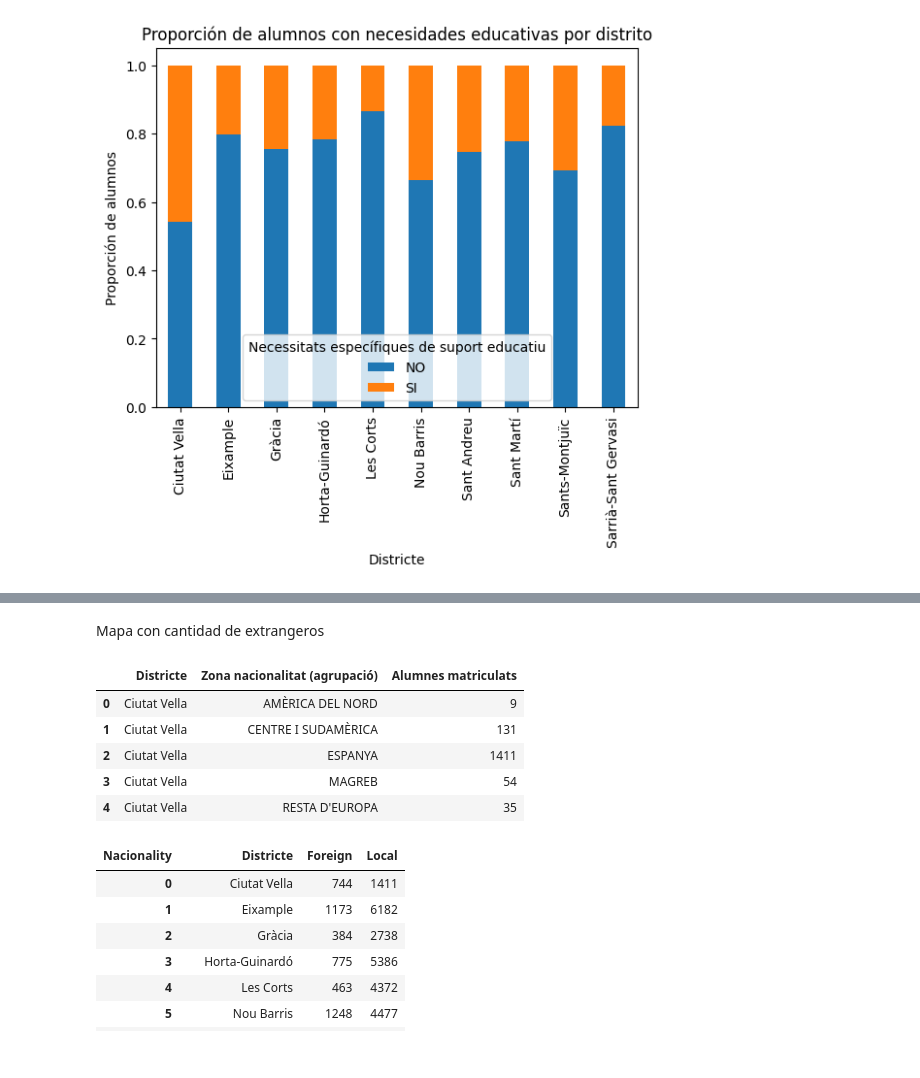
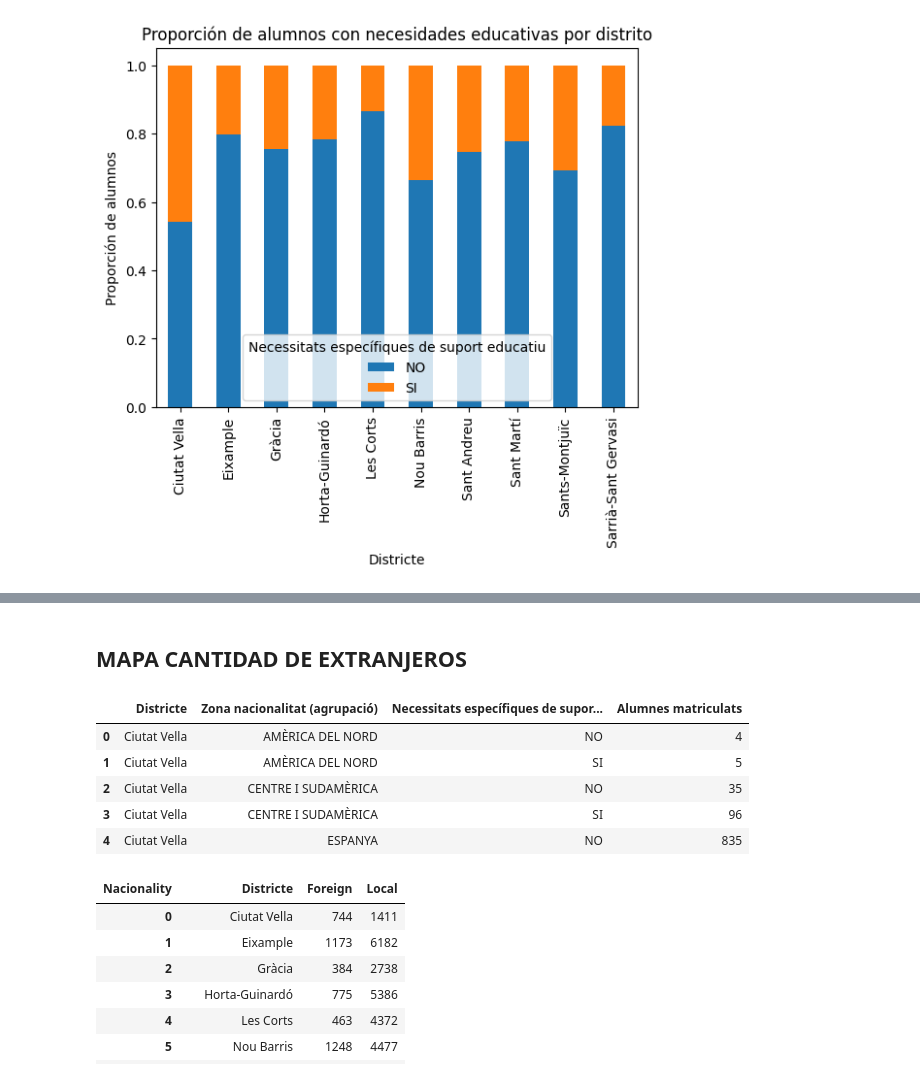
Before and after one commit to annaszymanskicortes/truco-o-dato, a Jupyter notebook: notebook_julia.ipynb, the cells around one changed output, grey strips where cells are left out. Saved outputs shown, nothing was run; the diff lists cells and outputs as text; code cells hidden in the pictures.

```diff
--- a/notebook_julia.ipynb
+++ b/notebook_julia.ipynb
@@ -446,20 +607,20 @@ plt.show()
 # %% [markdown]
-Mapa con cantidad de extrangeros
+## MAPA CANTIDAD DE EXTRANJEROS
 # %%
 df_barris_nac = (
-    df_caracter.groupby(["Districte", "Zona nacionalitat (agrupació)"])["Alumnes matriculats"]
+    df_caracter.groupby(["Districte", "Zona nacionalitat (agrupació)","Necessitats específiques de suport educatiu"])["Alumnes matriculats"]
     .sum()
     .reset_index()
 )
 
 df_barris_nac.head()
 # %% [output]
-|  | Districte | Zona nacionalitat (agrupació) | Alumnes matriculats |
-| 0 | Ciutat Vella | AMÈRICA DEL NORD | 9 |
-| 1 | Ciutat Vella | CENTRE I SUDAMÈRICA | 131 |
-| 2 | Ciutat Vella | ESPANYA | 1411 |
-| 3 | Ciutat Vella | MAGREB | 54 |
-| 4 | Ciutat Vella | RESTA D'EUROPA | 35 |
+|  | Districte | Zona nacionalitat (agrupació) | Necessitats específiques de supor... | Alumnes matriculats |
+| 0 | Ciutat Vella | AMÈRICA DEL NORD | NO | 4 |
+| 1 | Ciutat Vella | AMÈRICA DEL NORD | SI | 5 |
+| 2 | Ciutat Vella | CENTRE I SUDAMÈRICA | NO | 35 |
+| 3 | Ciutat Vella | CENTRE I SUDAMÈRICA | SI | 96 |
+| 4 | Ciutat Vella | ESPANYA | NO | 835 |
 # %%
 df = df_barris_nac.copy()
 
```
Also changed, not shown: parts of 45 cells of this notebook, 3 other files.
